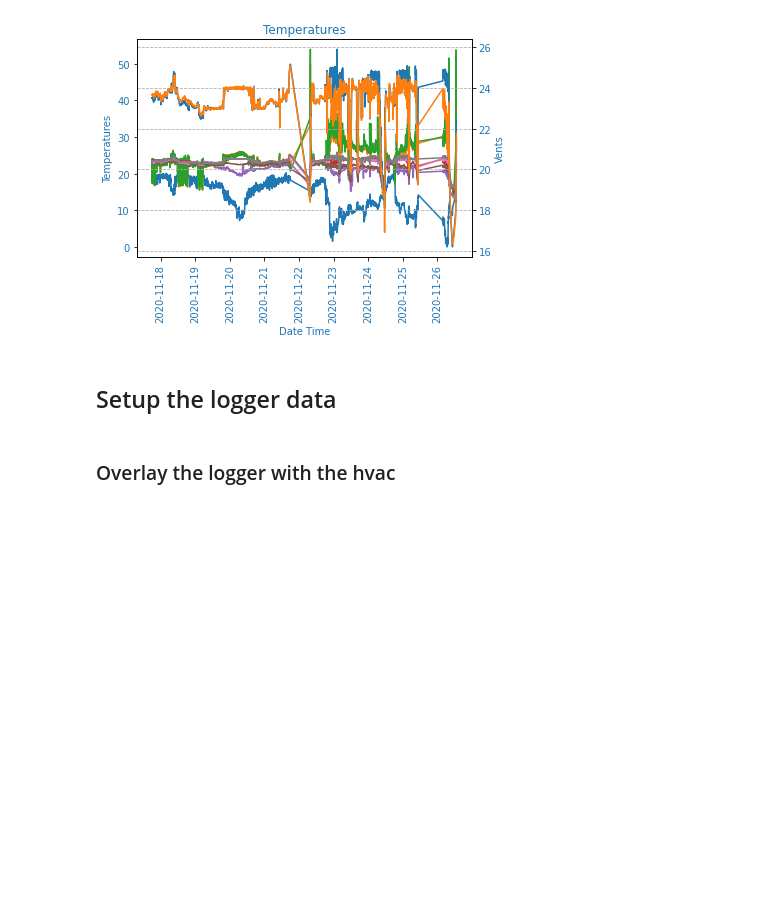
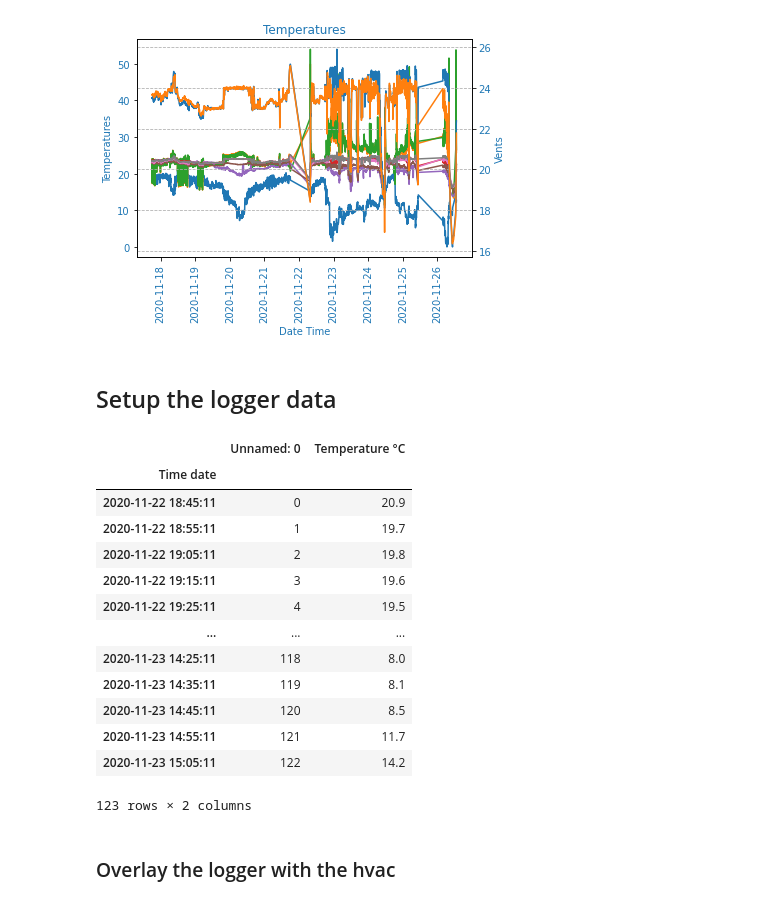
Before and after one commit to benjjo/HVACLogger, a Jupyter notebook: HVAC_Logger.ipynb, the cells around one changed output. Drawn from its saved outputs; the diff is of its cells as text; code cells hidden in the pictures; blank space fills up the shorter version.

```diff
--- a/HVAC_Logger.ipynb
+++ b/HVAC_Logger.ipynb
@@ -295,6 +296,23 @@ loggerData = loggerData.dropna(how='any')
 
 start = loggerData.index[0]
 finish = loggerData.index[-1]
+# %%
+loggerData
+# %% [output]
+|  | Unnamed: 0 | Temperature °C |
+| Time date |  |  |
+| 2020-11-22 18:45:11 | 0 | 20.9 |
+| 2020-11-22 18:55:11 | 1 | 19.7 |
+| 2020-11-22 19:05:11 | 2 | 19.8 |
+| 2020-11-22 19:15:11 | 3 | 19.6 |
+| 2020-11-22 19:25:11 | 4 | 19.5 |
+| ... | ... | ... |
+| 2020-11-23 14:25:11 | 118 | 8.0 |
+| 2020-11-23 14:35:11 | 119 | 8.1 |
+| 2020-11-23 14:45:11 | 120 | 8.5 |
+| 2020-11-23 14:55:11 | 121 | 11.7 |
+| 2020-11-23 15:05:11 | 122 | 14.2 |
+123 rows × 2 columns
 # %% [markdown]
 ### Overlay the logger with the hvac
 # %%
```
Also changed, not shown: parts of 3 cells of this notebook, 1 other file.
